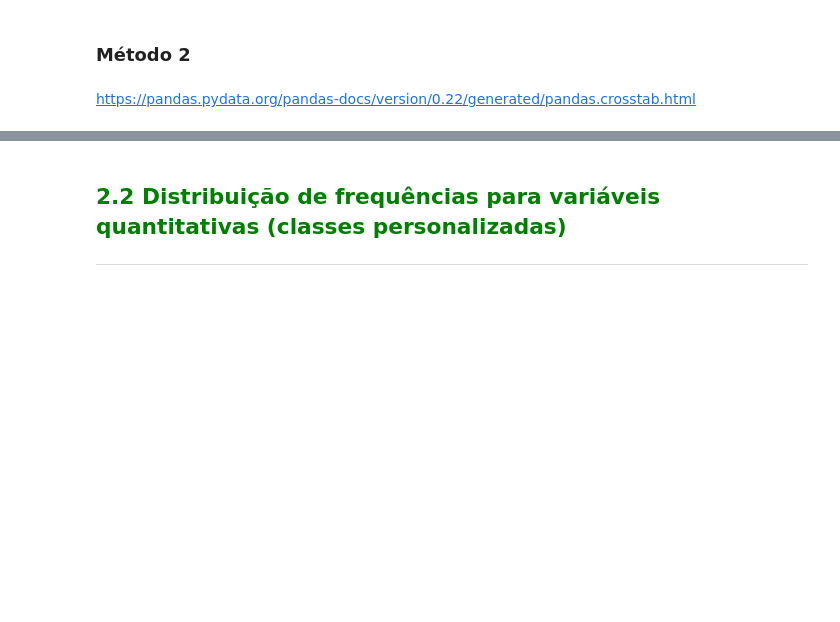
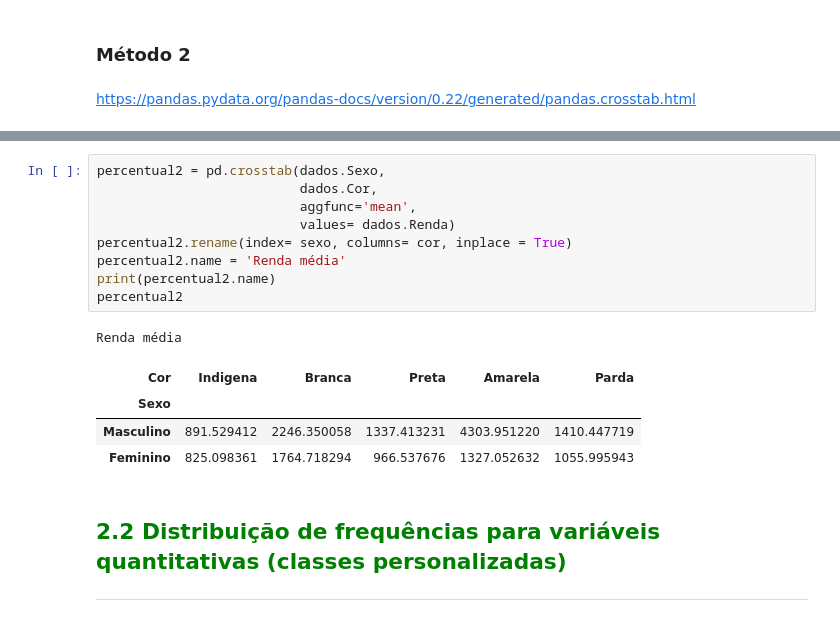
Before and after one commit to brennomongero/alura-git, a Jupyter notebook: Curso_de_Estatística_Curso_de_Estatística_Parte_1.ipynb, the cells around one changed output, grey strips where cells are left out. Cells and saved outputs as stored; diff of their text form; blank space fills up the shorter version.

```diff
--- a/Curso_de_Estatística_Curso_de_Estatística_Parte_1.ipynb
+++ b/Curso_de_Estatística_Curso_de_Estatística_Parte_1.ipynb
@@ -229,3 +300,18 @@ https://pandas.pydata.org/pandas-docs/version/0.22/generated/pandas.crosstab.htm
+# %%
+percentual2 = pd.crosstab(dados.Sexo,
+                          dados.Cor,
+                          aggfunc='mean',
+                          values= dados.Renda)
+percentual2.rename(index= sexo, columns= cor, inplace = True)
+percentual2.name = 'Renda média'
+print(percentual2.name)
+percentual2
+# %% [output]
+Renda média
+| Cor | Indigena | Branca | Preta | Amarela | Parda |
+| Sexo |  |  |  |  |  |
+| Masculino | 891.529412 | 2246.350058 | 1337.413231 | 4303.951220 | 1410.447719 |
+| Feminino | 825.098361 | 1764.718294 | 966.537676 | 1327.052632 | 1055.995943 |
 # %% [markdown]
 ## <font color=green>2.2 Distribuição de frequências para variáveis quantitativas (classes personalizadas)</font>
 ***
```
Also changed, not shown: parts of 11 cells of this notebook.
